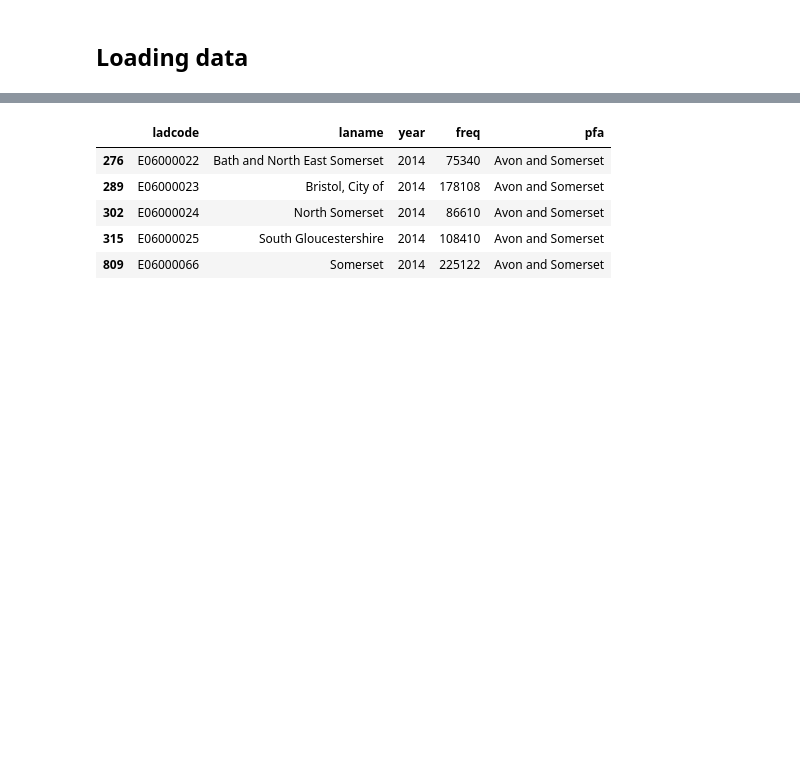
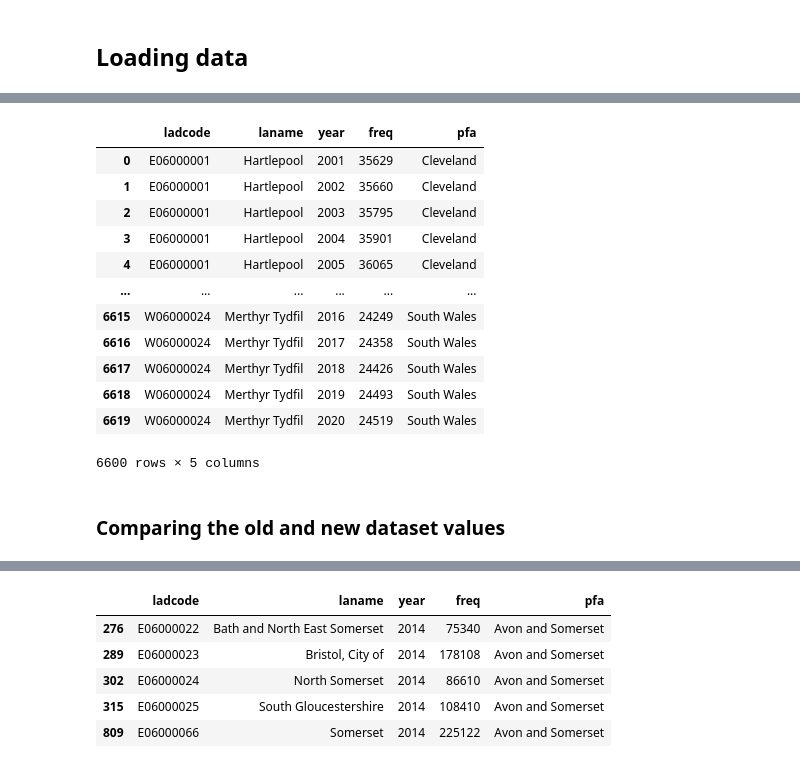
Before and after one commit to Prison-Reform-Trust/womens-imprisonment-PFA, a Jupyter notebook: notebooks/processing_data/1.8-ah-pfa-population-qa.ipynb, the cells around one changed output, grey strips where cells are left out. Cells and saved outputs as stored; diff of their text form; code cells hidden in the pictures; blank space fills up the shorter version.

```diff
--- a/notebooks/processing_data/1.8-ah-pfa-population-qa.ipynb
+++ b/notebooks/processing_data/1.8-ah-pfa-population-qa.ipynb
@@ -20,0 +42,3 @@ Completing a similar check to the previous analysis to ensure that both the filt
+# %%
+df_old = utils.load_data('interim', 'LA_population_women_2001-2020.csv')
+df_old
@@ -20,0 +64,4 @@ Completing a similar check to the previous analysis to ensure that both the filt
+# %%
+old_pfa_lookup_filename = config['data']['qaFilenames']['la_to_pfa_lookup']
+old_pfa_lookup = utils.load_data('raw', old_pfa_lookup_filename)
+old_pfa_lookup
@@ -20,0 +83,7 @@ Completing a similar check to the previous analysis to ensure that both the filt
+# %%
+df_old_qa = (
+    la_to_pfa_matching.assign_pfa(old_pfa_lookup, df_old)
+    .pipe(la_to_pfa_matching.filter_and_clean_data)
+)
+df_old_qa
+# %% [output]
@@ -20,0 +94,15 @@ Completing a similar check to the previous analysis to ensure that both the filt
+|  | ladcode | laname | year | freq | pfa |
+| 0 | E06000001 | Hartlepool | 2001 | 35629 | Cleveland |
+| 1 | E06000001 | Hartlepool | 2002 | 35660 | Cleveland |
+| 2 | E06000001 | Hartlepool | 2003 | 35795 | Cleveland |
+| 3 | E06000001 | Hartlepool | 2004 | 35901 | Cleveland |
+| 4 | E06000001 | Hartlepool | 2005 | 36065 | Cleveland |
+| ... | ... | ... | ... | ... | ... |
+| 6615 | W06000024 | Merthyr Tydfil | 2016 | 24249 | South Wales |
+| 6616 | W06000024 | Merthyr Tydfil | 2017 | 24358 | South Wales |
+| 6617 | W06000024 | Merthyr Tydfil | 2018 | 24426 | South Wales |
+| 6618 | W06000024 | Merthyr Tydfil | 2019 | 24493 | South Wales |
+| 6619 | W06000024 | Merthyr Tydfil | 2020 | 24519 | South Wales |
+6600 rows × 5 columns
+# %% [markdown]
+### Comparing the old and new dataset values
```
Also changed, not shown: parts of 41 cells of this notebook.
